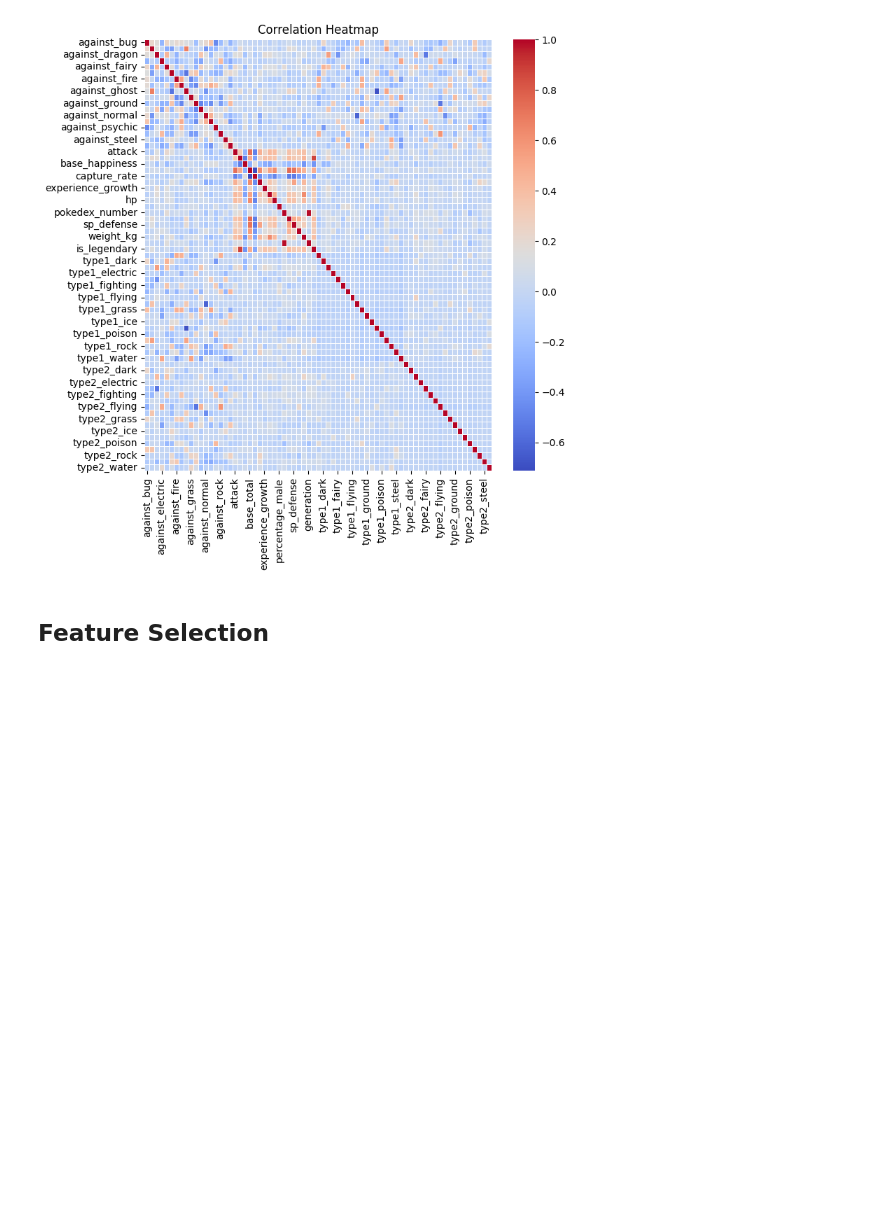
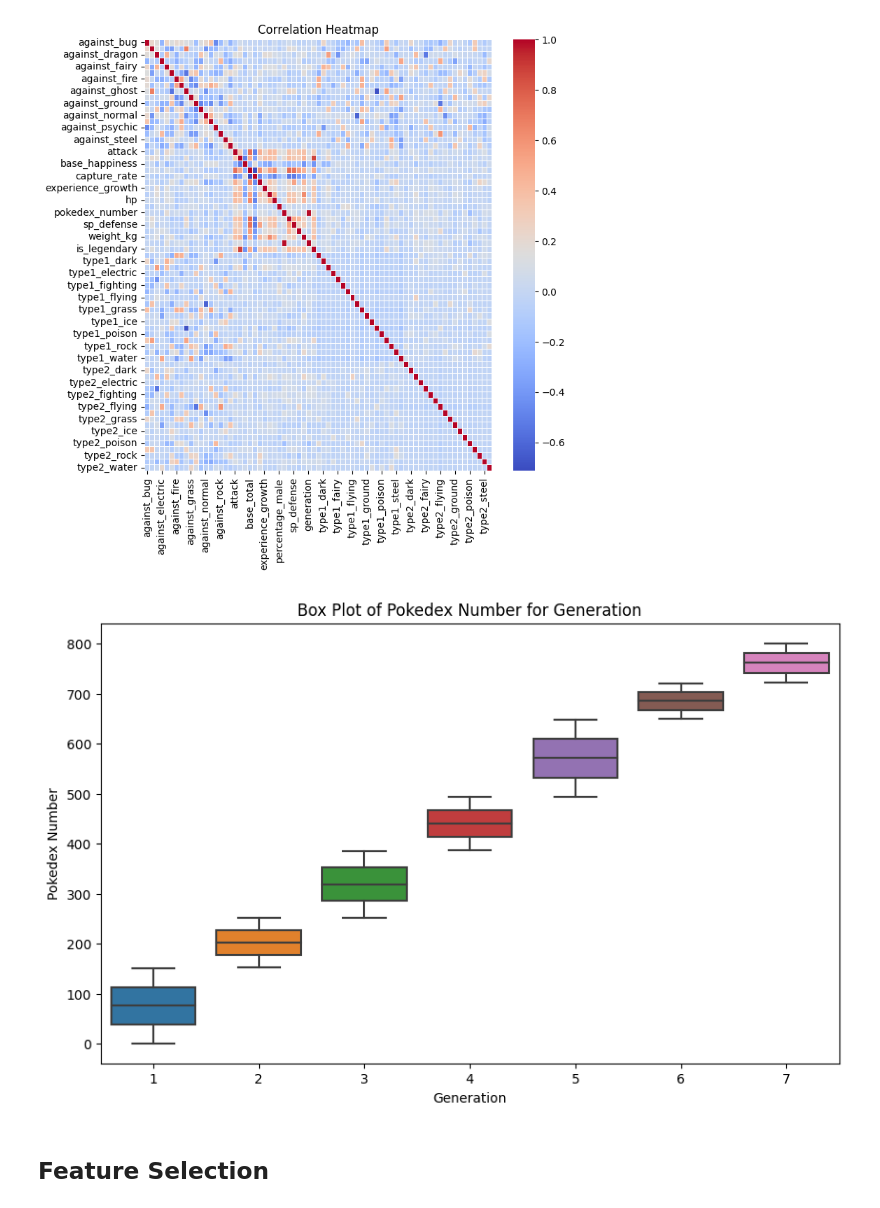
Before and after one commit to ilhamiy/PokemonClassificationML, a Jupyter notebook: Classification_of_Legendary_Pokemon.ipynb, the cells around one changed output. Saved outputs shown, nothing was run; the diff lists cells and outputs as text; code cells hidden in the pictures; blank space fills up the shorter version.

```diff
--- a/Classification_of_Legendary_Pokemon.ipynb
+++ b/Classification_of_Legendary_Pokemon.ipynb
@@ -267,6 +316,15 @@ plt.title("Correlation Heatmap")
 plt.show()
 # %% [output]
 [figure]
+# %%
+plt.figure(figsize=(10, 6))
+sns.boxplot(x='generation', y='pokedex_number', data=pokemon_df)
+plt.title('Box Plot of Pokedex Number for Generation')
+plt.xlabel('Generation')
+plt.ylabel('Pokedex Number')
+plt.show()
+# %% [output]
+[figure, added]
 # %% [markdown]
 ## Feature Selection
 # %%
```
Also changed, not shown: parts of 25 cells of this notebook.
